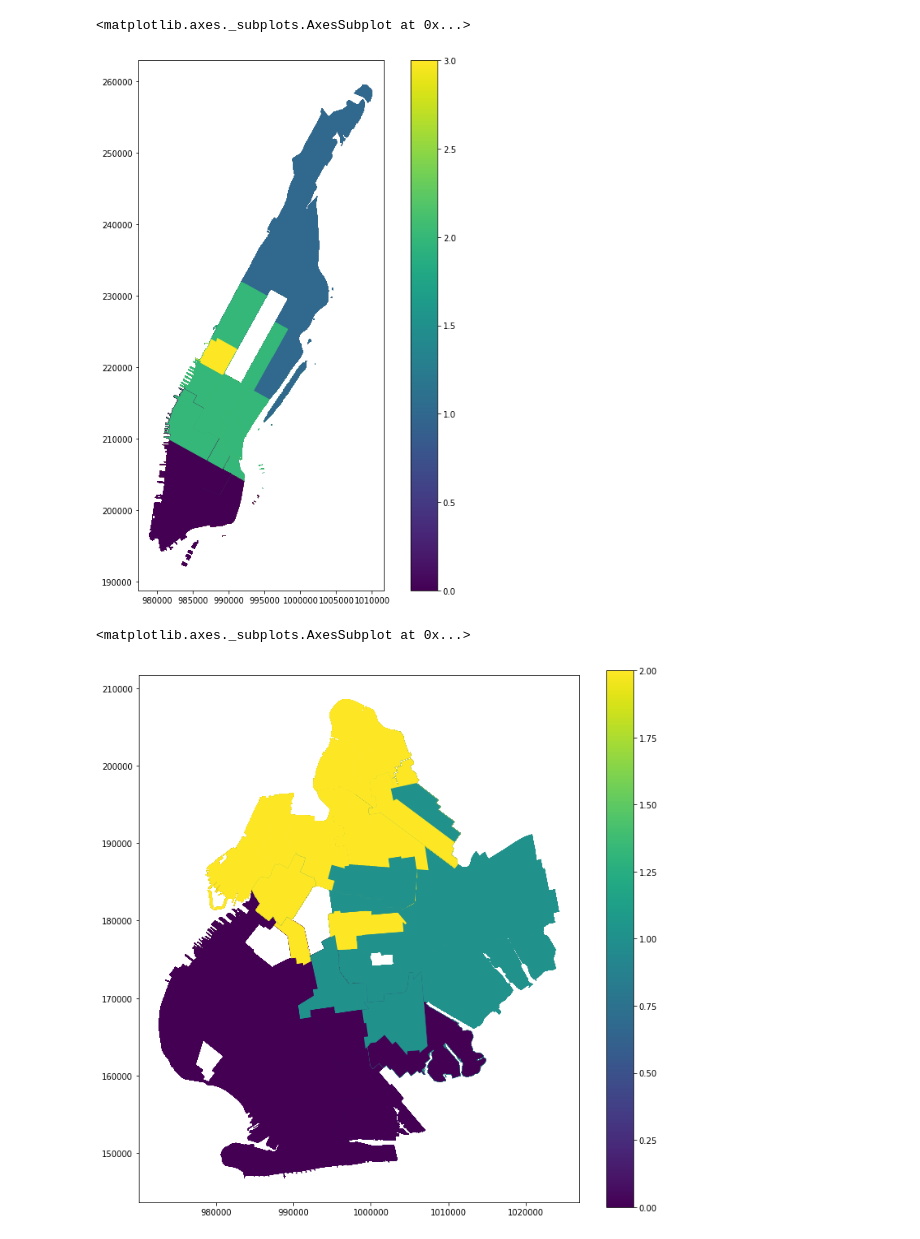
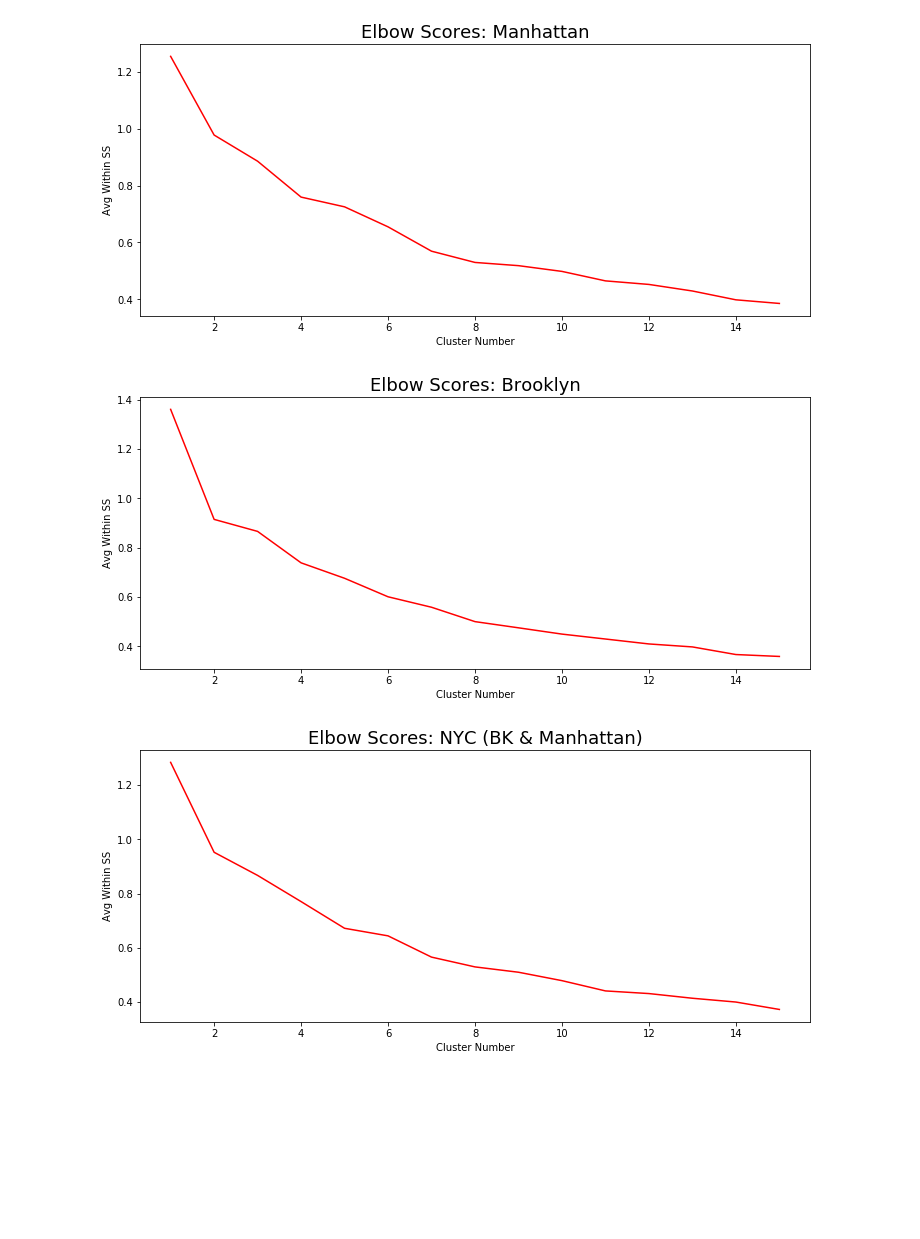
Before and after one commit to lobodemonte/restaurant-scene-ads, a Jupyter notebook: Yelp_Kmeans.ipynb, the cells around one changed output. Saved outputs shown, nothing was run; the diff lists cells and outputs as text; code cells hidden in the pictures; blank space fills up the shorter version.

```diff
--- a/Yelp_Kmeans.ipynb
+++ b/Yelp_Kmeans.ipynb
@@ -80,8 +99,0 @@ elbow_scores(BK_Yelp_std, 15)
-# %%
-labels = get_kmeans_labels(BK_Yelp_sub, 6)
-BK_Yelp['cluster'] = labels
-
-f, ax = plt.subplots(figsize=(10, 10))
-BK_Yelp.plot(ax=ax, column='cluster', legend=True)
-
-BK_Yelp[cols_analysis].groupby(['cluster']).agg(['count','mean','sum'])
@@ -106,8 +99,0 @@ elbow_scores(MN_Yelp_std, 15)
-# %%
-labels = get_kmeans_labels(MN_Yelp_std, 4)
-MN_Yelp['cluster'] = labels
-
-f, ax = plt.subplots(1, figsize=(12, 12))
-MN_Yelp.plot(ax=ax, column='cluster', legend=True)
-
-MN_Yelp[cols_analysis].groupby(['cluster']).agg(['count','mean','sum'])
@@ -130,8 +99,0 @@ elbow_scores(NY_Yelp_std, 15)
-# %%
-labels = get_kmeans_labels(NY_Yelp_std, 6)
-NY_Yelp['cluster'] = labels
-
-f, ax = plt.subplots(1, figsize=(12, 12))
-NY_Yelp.plot(ax=ax, column='cluster', legend=True)
-
-NY_Yelp[cols_analysis].groupby(['cluster']).agg(['count','mean','sum'])
@@ -177,12 +100,10 @@ NY_NTA_Yelp.plot(ax=ax, column='avg_cluster', legend=True, cmap='twilight_shifte
-# %%
-f, ax = plt.subplots(1, figsize=(12, 12))
-MN_NTA_Yelp.plot(ax=ax, column='cluster', legend=True)
-# %% [output]
-<matplotlib.axes._subplots.AxesSubplot at 0x...>
-[figure, removed]
-# %%
-f, ax = plt.subplots(1, figsize=(12, 12))
-BK_NTA_Yelp.plot(ax=ax, column='cluster', legend=True)
-# %% [output]
-<matplotlib.axes._subplots.AxesSubplot at 0x...>
-[figure, removed]
+# %%
+do_elbow(MN_Yelp, columns, 'Manhattan')
+
+do_elbow(BK_Yelp, columns, 'Brooklyn')
+
+do_elbow(NY_Yelp, columns, 'NYC (BK & Manhattan)')
+# %% [output]
+[figure, added]
+[figure, added]
+[figure, added]
```
Also changed, not shown: parts of 15 cells of this notebook.
